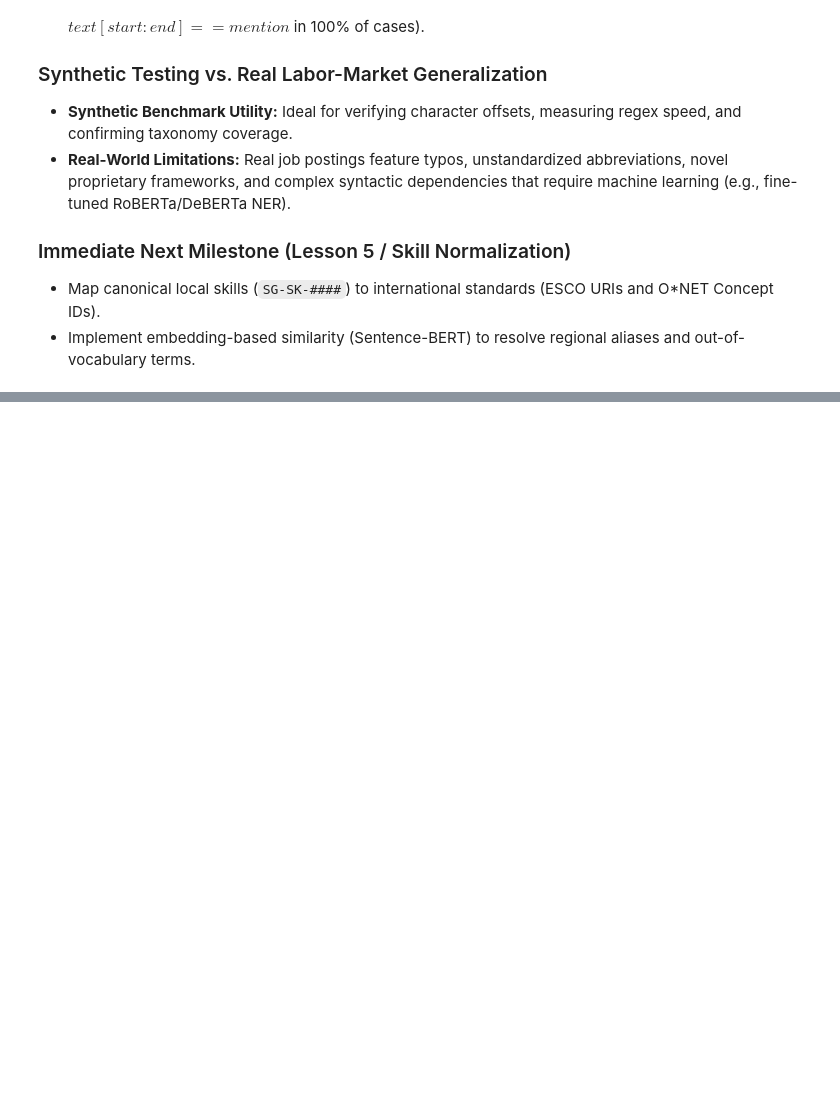
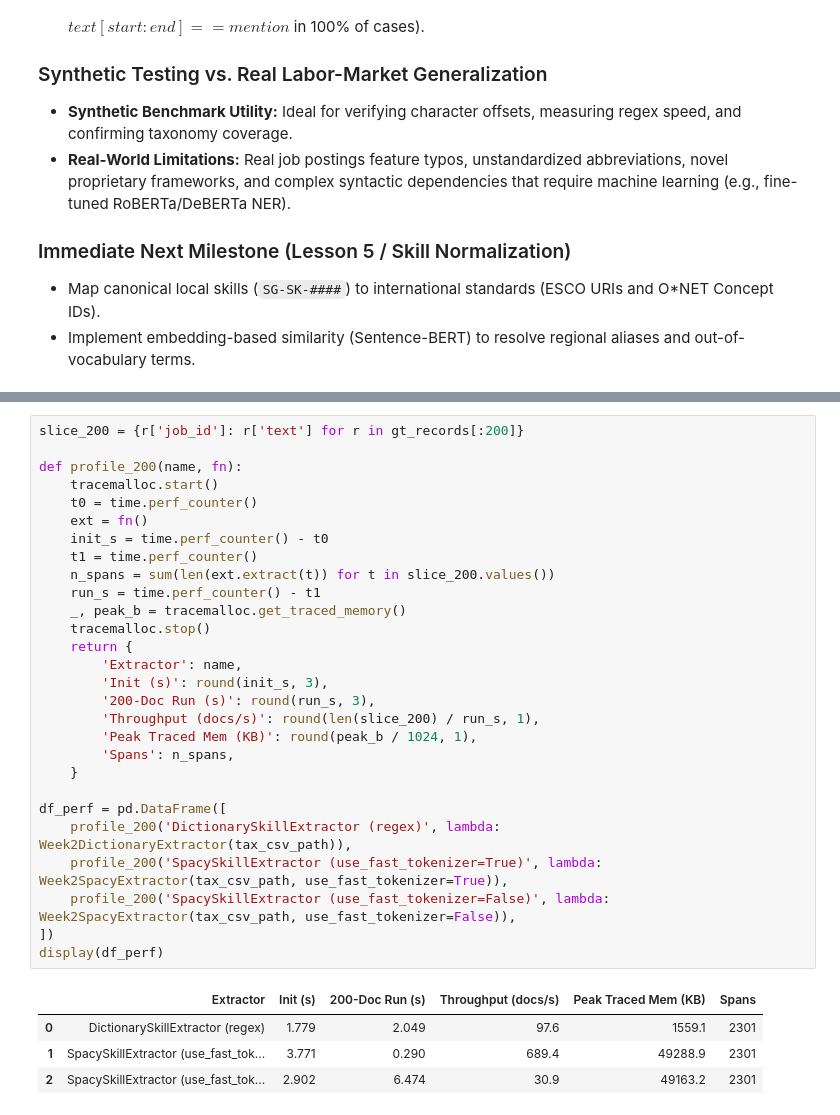
Before and after one commit to viraksak/SkillGraph, a Jupyter notebook: research/notebooks/04_skill_extraction.ipynb, the cells around one changed output, grey strips where cells are left out. Drawn from its saved outputs; the diff is of its cells as text; blank space fills up the shorter version.

```diff
--- a/research/notebooks/04_skill_extraction.ipynb
+++ b/research/notebooks/04_skill_extraction.ipynb
@@ -487,0 +598,33 @@ False Negative instances: 1
+# %%
+slice_200 = {r['job_id']: r['text'] for r in gt_records[:200]}
+
+def profile_200(name, fn):
+    tracemalloc.start()
+    t0 = time.perf_counter()
+    ext = fn()
+    init_s = time.perf_counter() - t0
+    t1 = time.perf_counter()
+    n_spans = sum(len(ext.extract(t)) for t in slice_200.values())
+    run_s = time.perf_counter() - t1
+    _, peak_b = tracemalloc.get_traced_memory()
+    tracemalloc.stop()
+    return {
+        'Extractor': name,
+        'Init (s)': round(init_s, 3),
+        '200-Doc Run (s)': round(run_s, 3),
+        'Throughput (docs/s)': round(len(slice_200) / run_s, 1),
+        'Peak Traced Mem (KB)': round(peak_b / 1024, 1),
+        'Spans': n_spans,
+    }
+
+df_perf = pd.DataFrame([
+    profile_200('DictionarySkillExtractor (regex)', lambda: Week2DictionaryExtractor(tax_csv_path)),
+    profile_200('SpacySkillExtractor (use_fast_tokenizer=True)', lambda: Week2SpacyExtractor(tax_csv_path, use_fast_tokenizer=True)),
+    profile_200('SpacySkillExtractor (use_fast_tokenizer=False)', lambda: Week2SpacyExtractor(tax_csv_path, use_fast_tokenizer=False)),
+])
+display(df_perf)
+# %% [output]
+|  | Extractor | Init (s) | 200-Doc Run (s) | Throughput (docs/s) | Peak Traced Mem (KB) | Spans |
+| 0 | DictionarySkillExtractor (regex) | 1.779 | 2.049 | 97.6 | 1559.1 | 2301 |
+| 1 | SpacySkillExtractor (use_fast_tok... | 3.771 | 0.290 | 689.4 | 49288.9 | 2301 |
+| 2 | SpacySkillExtractor (use_fast_tok... | 2.902 | 6.474 | 30.9 | 49163.2 | 2301 |
```
Also changed, not shown: parts of 6 cells of this notebook, 22 other files.
